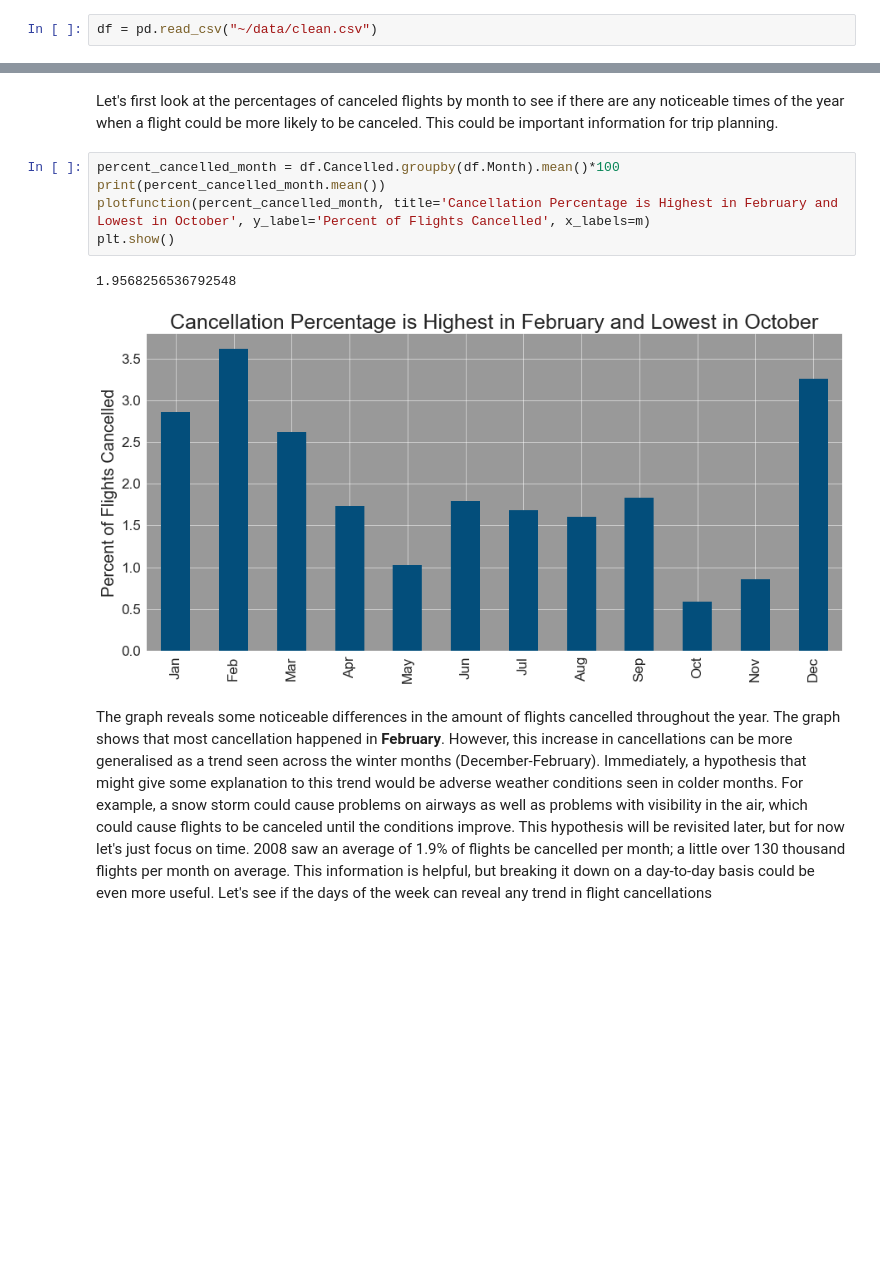
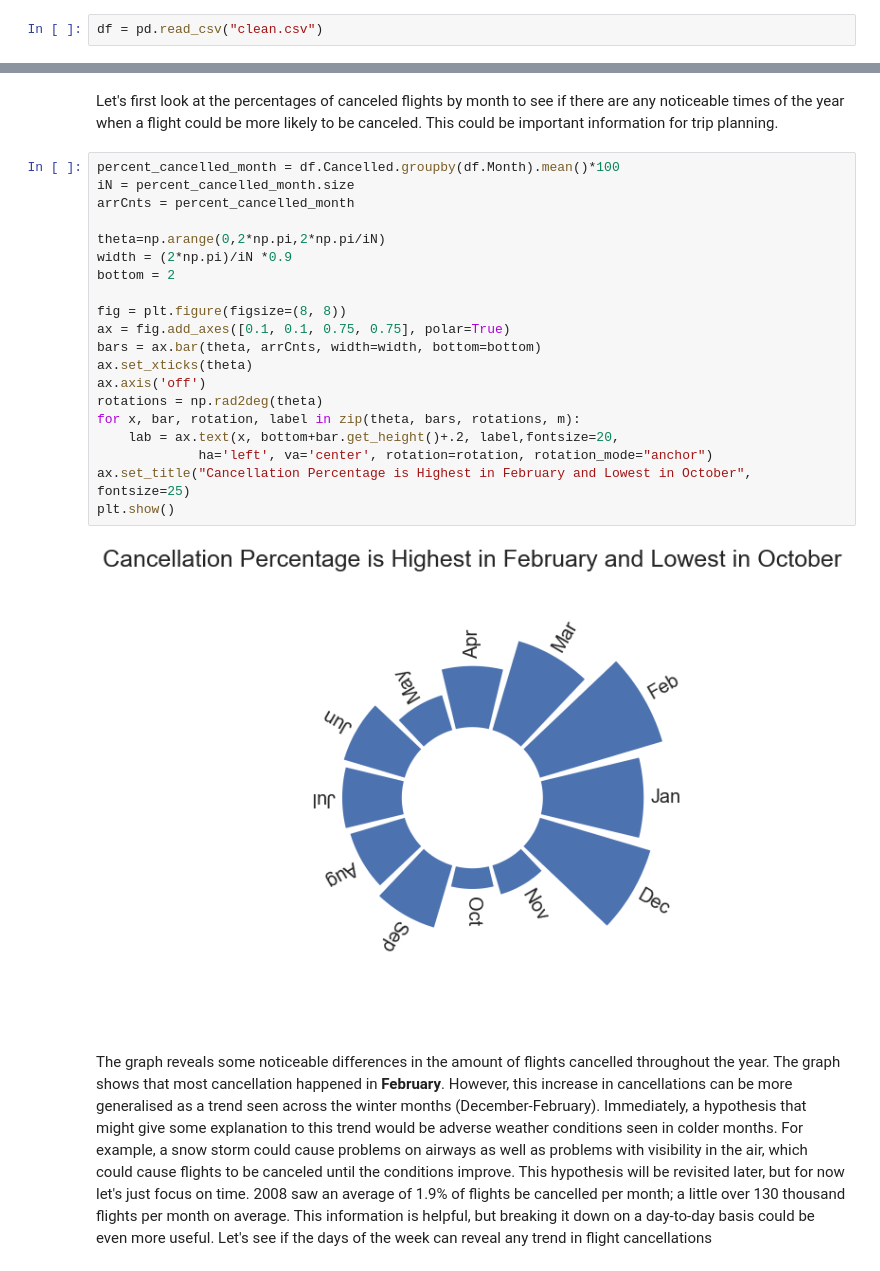
Before and after one commit to matthewswogger/group_project, a Jupyter notebook: HW #2 Intro to Viz.ipynb, the cells around one changed output, grey strips where cells are left out. Drawn from its saved outputs; the diff is of its cells as text; blank space fills up the shorter version.

```diff
--- a/HW #2 Intro to Viz.ipynb
+++ b/HW #2 Intro to Viz.ipynb
@@ -28,7 +35,7 @@ As is, the data is separated into three different csv files. There are two indiv
 # %% [markdown]
 The above code is how the dataset was merged with the **import_clean_data** function created in the separate python file included in the first block of code. Since the data contained a large amount of observations, this merging step takes a while to finish, so the cleaned and merged data was instead saved to its own file in order to save on processing time for future iterations of this report.
 # %%
-df = pd.read_csv("~/data/clean.csv")
+df = pd.read_csv("clean.csv")
 # %% [markdown]
 ## Flight Cancellations
 # %% [markdown]
@@ -59,14 +66,28 @@ The weekdays are mostly uniform, but weekends saw less flight activity in 2008.
 <hr>
 # %% [markdown]
 Let's first look at the percentages of canceled flights by month to see if there are any noticeable times of the year when a flight could be more likely to be canceled. This could be important information for trip planning.
-# %%
-percent_cancelled_month = df.Cancelled.groupby(df.Month).mean()*100
-print(percent_cancelled_month.mean())
-plotfunction(percent_cancelled_month, title='Cancellation Percentage is Highest in February and Lowest in October', y_label='Percent of Flights Cancelled', x_labels=m)
-plt.show()
-# %% [output]
-1.9568256536792548
-[figure, removed]
+# %%
+percent_cancelled_month = df.Cancelled.groupby(df.Month).mean()*100
+iN = percent_cancelled_month.size
+arrCnts = percent_cancelled_month
+
+theta=np.arange(0,2*np.pi,2*np.pi/iN)
+width = (2*np.pi)/iN *0.9
+bottom = 2
+
+fig = plt.figure(figsize=(8, 8))
+ax = fig.add_axes([0.1, 0.1, 0.75, 0.75], polar=True)
+bars = ax.bar(theta, arrCnts, width=width, bottom=bottom)
+ax.set_xticks(theta)
+ax.axis('off')
+rotations = np.rad2deg(theta)
+for x, bar, rotation, label in zip(theta, bars, rotations, m):
+    lab = ax.text(x, bottom+bar.get_height()+.2, label,fontsize=20,
+             ha='left', va='center', rotation=rotation, rotation_mode="anchor")
+ax.set_title("Cancellation Percentage is Highest in February and Lowest in October", fontsize=25)
+plt.show()
+# %% [output]
+[figure, added]
 # %% [markdown]
 The graph reveals some noticeable differences in the amount of flights cancelled throughout the year. The graph shows that most cancellation happened in **February**. However, this increase in cancellations can be more generalised as a trend seen across the winter months (December-February). Immediately, a hypothesis that might give some explanation to this trend would be adverse weather conditions seen in colder months. For example, a snow storm could cause problems on airways as well as problems with visibility in the air, which could cause flights to be canceled until the conditions improve. This hypothesis will be revisited later, but for now let's just focus on time. 2008 saw an average of 1.9% of flights be cancelled per month; a little over 130 thousand flights per month on average. This information is helpful, but breaking it down on a day-to-day basis could be even more useful. Let's see if the days of the week can reveal any trend in flight cancellations
 # %%
```
Also changed, not shown: parts of 39 cells of this notebook.
